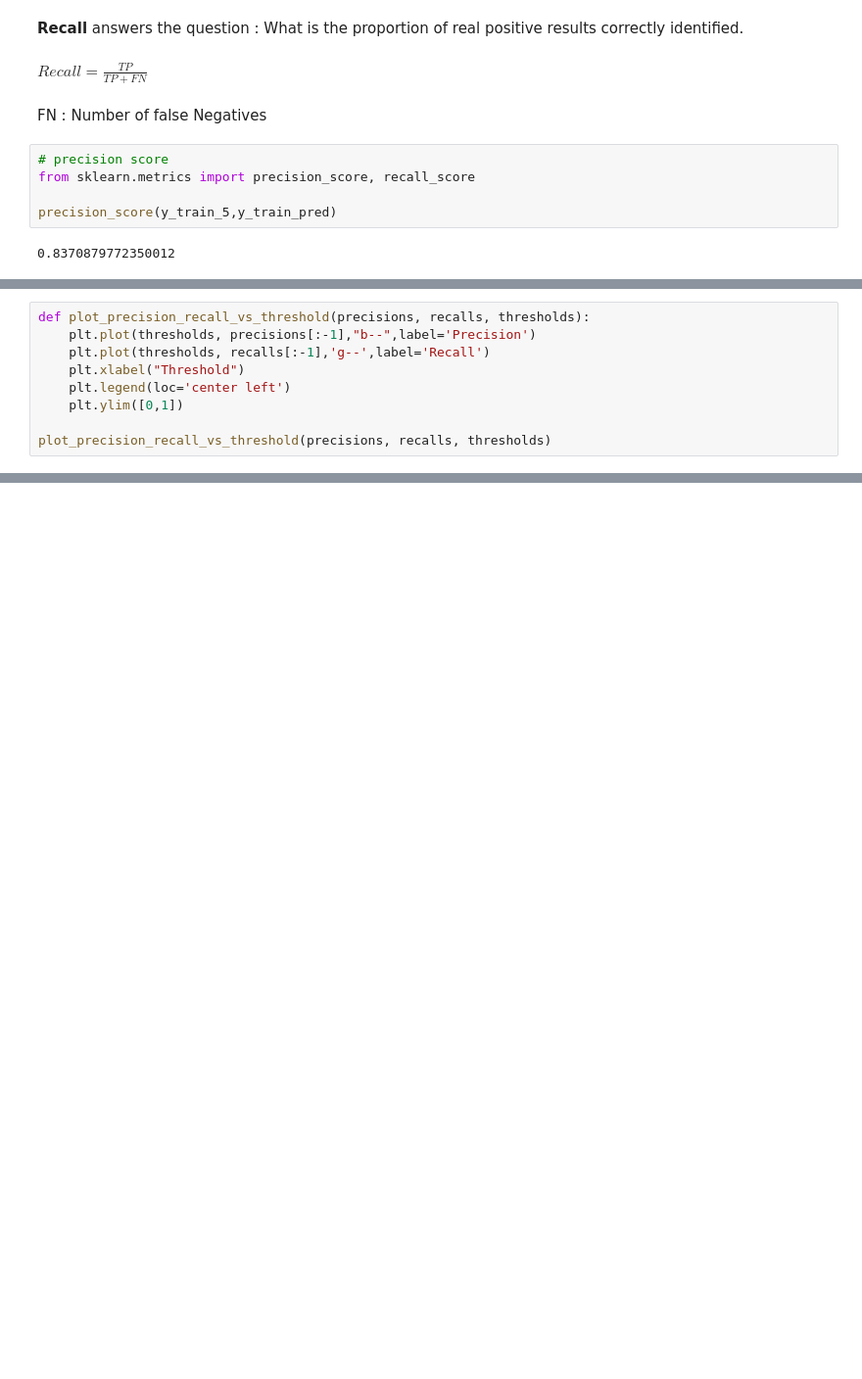
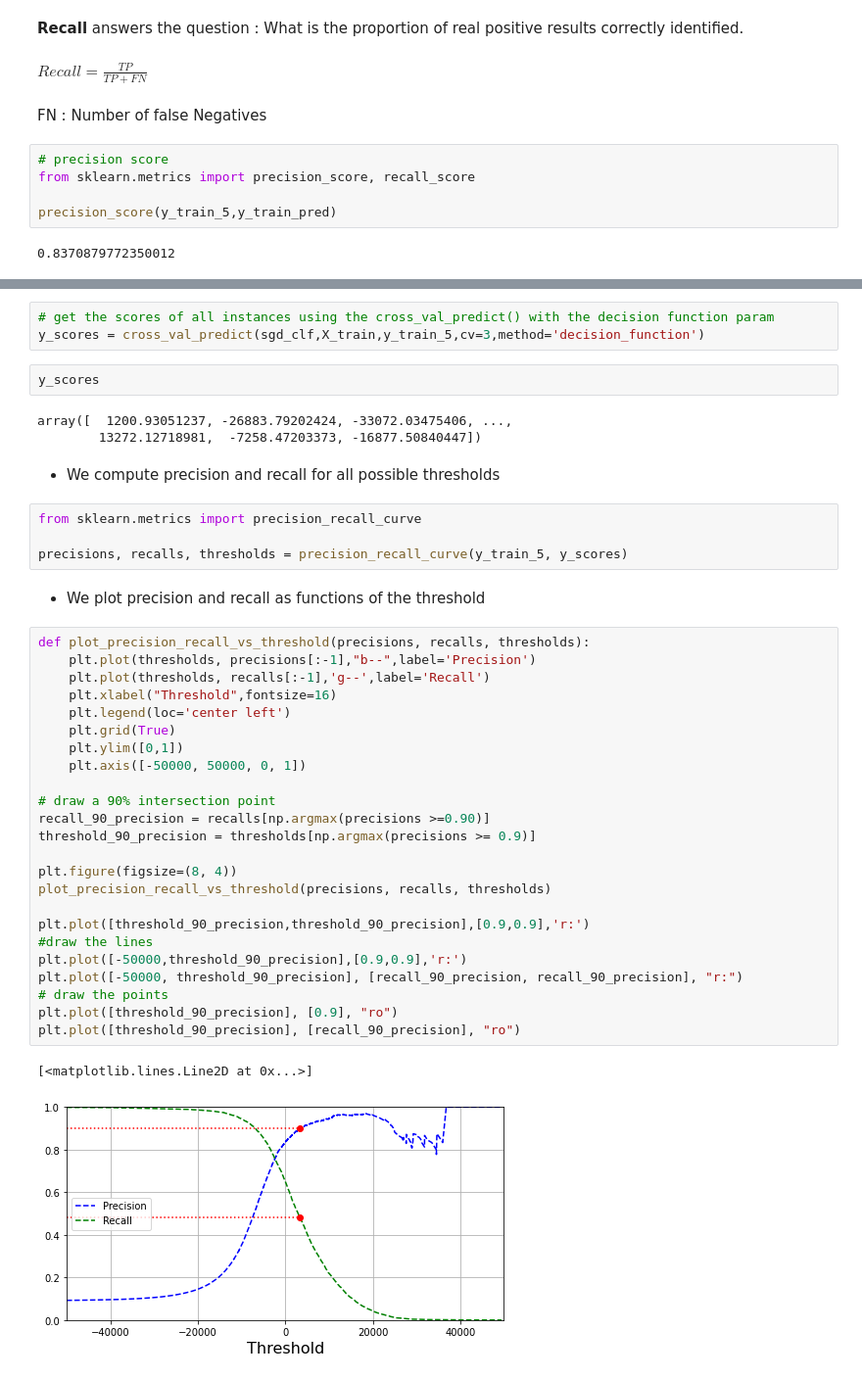
Before and after one commit to chikoungoun/Machine-Learning, a Jupyter notebook: Hands On machine Learning - A summary/Chapter 3 - Classification.ipynb, the cells around one changed output, grey strips where cells are left out. Shown at 98% size. Cells and saved outputs as stored; diff of their text form; blank space fills up the shorter version.

Commit message:
Finding a 90% precision classifier

```diff
--- a/Hands On machine Learning - A summary/Chapter 3 - Classification.ipynb
+++ b/Hands On machine Learning - A summary/Chapter 3 - Classification.ipynb
@@ -323,9 +228,0 @@ precisions, recalls, thresholds = precision_recall_curve(y_train_5, y_scores)
-# %%
-def plot_precision_recall_vs_threshold(precisions, recalls, thresholds):
-    plt.plot(thresholds, precisions[:-1],"b--",label='Precision')
-    plt.plot(thresholds, recalls[:-1],'g--',label='Recall')
-    plt.xlabel("Threshold")
-    plt.legend(loc='center left')
-    plt.ylim([0,1])
-
-plot_precision_recall_vs_threshold(precisions, recalls, thresholds)
@@ -336,0 +307,43 @@ plot_precision_recall_vs_threshold(precisions, recalls, thresholds)
+# %%
+# get the scores of all instances using the cross_val_predict() with the decision function param
+y_scores = cross_val_predict(sgd_clf,X_train,y_train_5,cv=3,method='decision_function')
+# %%
+y_scores
+# %% [output]
+array([  1200.93051237, -26883.79202424, -33072.03475406, ...,
+        13272.12718981,  -7258.47203373, -16877.50840447])
+# %% [markdown]
+* We compute precision and recall for all possible thresholds
+# %%
+from sklearn.metrics import precision_recall_curve
+
+precisions, recalls, thresholds = precision_recall_curve(y_train_5, y_scores)
+# %% [markdown]
+* We plot precision and recall as functions of the threshold
+# %%
+def plot_precision_recall_vs_threshold(precisions, recalls, thresholds):
+    plt.plot(thresholds, precisions[:-1],"b--",label='Precision')
+    plt.plot(thresholds, recalls[:-1],'g--',label='Recall')
+    plt.xlabel("Threshold",fontsize=16)
+    plt.legend(loc='center left')
+    plt.grid(True)
+    plt.ylim([0,1])
+    plt.axis([-50000, 50000, 0, 1])
+
+# draw a 90% intersection point
+recall_90_precision = recalls[np.argmax(precisions >=0.90)]
+threshold_90_precision = thresholds[np.argmax(precisions >= 0.9)]
+
+plt.figure(figsize=(8, 4))
+plot_precision_recall_vs_threshold(precisions, recalls, thresholds)
+
+plt.plot([threshold_90_precision,threshold_90_precision],[0.9,0.9],'r:')
+#draw the lines
+plt.plot([-50000,threshold_90_precision],[0.9,0.9],'r:')
+plt.plot([-50000, threshold_90_precision], [recall_90_precision, recall_90_precision], "r:")
+# draw the points
+plt.plot([threshold_90_precision], [0.9], "ro")
+plt.plot([threshold_90_precision], [recall_90_precision], "ro")
+# %% [output]
+[<matplotlib.lines.Line2D at 0x...>]
+[figure, added]
```
Also changed, not shown: parts of 62 cells of this notebook.
